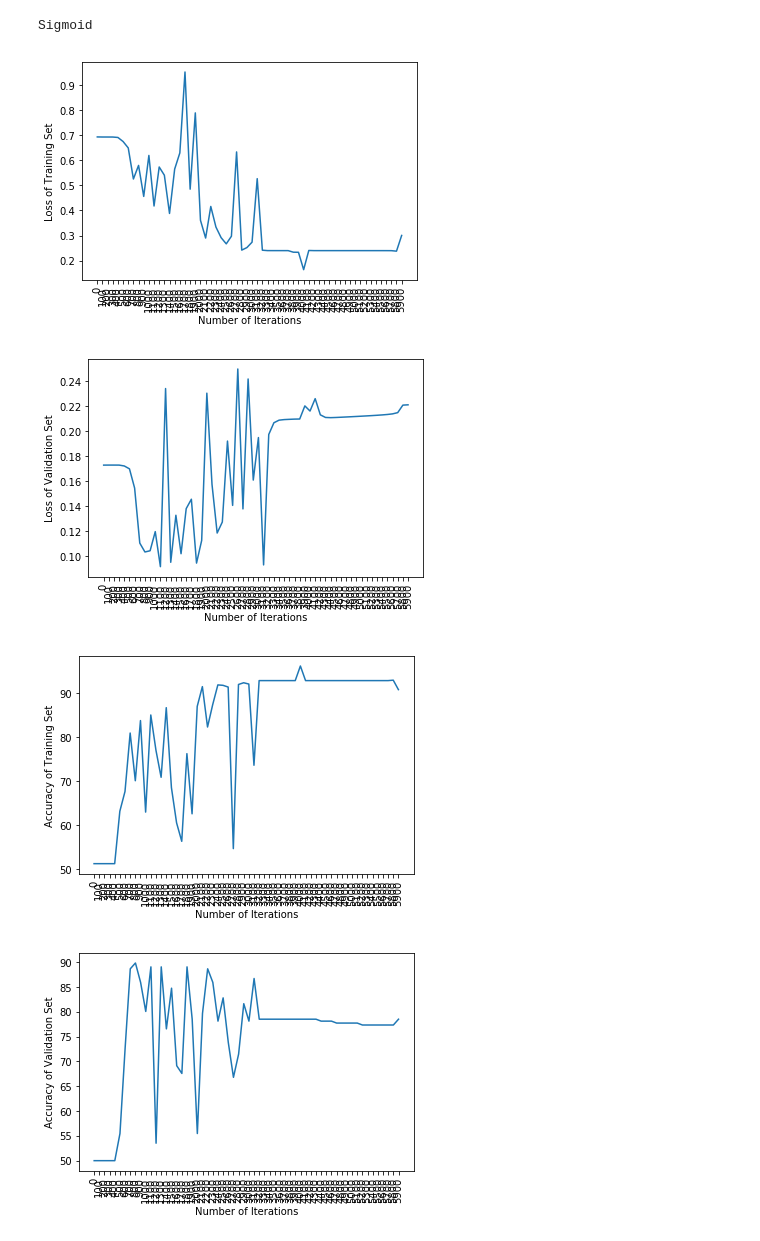
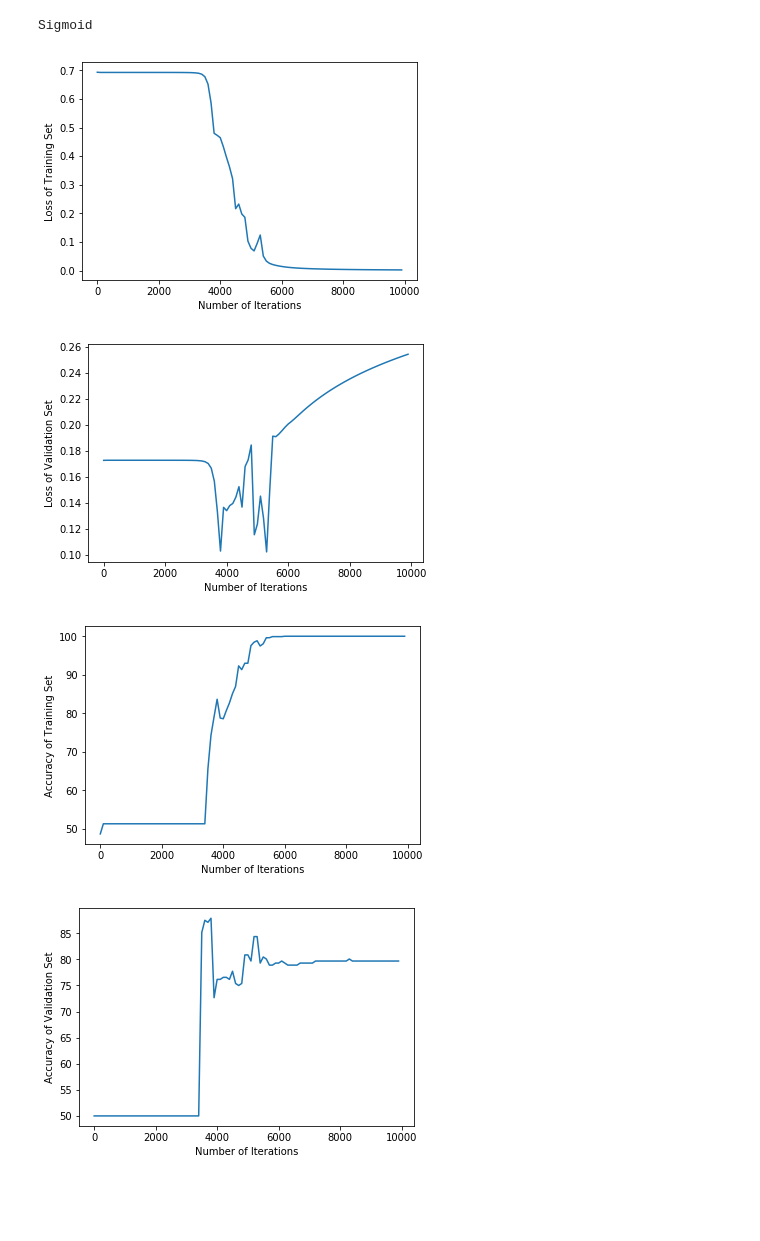
Before and after one commit to ammerss/Machine-Learning-Project-2019-2, a Jupyter notebook: #4.ipynb, the cells around one changed output. Saved outputs shown, nothing was run; the diff lists cells and outputs as text; code cells hidden in the pictures; blank space fills up the shorter version.

```diff
--- a/#4.ipynb
+++ b/#4.ipynb
@@ -283,10 +272,10 @@ def predict(X,A3) :
 
 def print_accuracy(X, Y, A3, train) :
     predictions = predict(X, A3)
-    if train ==1 :
-        print("\tTraining Accuracy: %f" %(round(100 - np.mean(np.abs(predictions - Y)) * 100,6))+'%',end='')
-    else :
-        print("\tValidation Accuracy: %f" %(round(100 - np.mean(np.abs(predictions - Y)) * 100,6))+'%')
+    #if train ==1 :
+    #    print("\tTraining Accuracy: %f" %(round(100 - np.mean(np.abs(predictions - Y)) * 100,6))+'%',end='')
+    #else :
+    #    print("\tValidation Accuracy: %f" %(round(100 - np.mean(np.abs(predictions - Y)) * 100,6))+'%')
 
     return (round(100 - np.mean(np.abs(predictions - Y)) * 100,6))
     #print('Accuracy: %f' %(float((np.dot(Y,predictions.T) + np.dot(1-Y,1-predictions.T)))/float(Y.size)*100)+ '%')
@@ -326,5 +315,5 @@ def nn_sigmoid(X, Y, n_h, num_iterations , X_test, Y_test) :
     return s_index,s_train_cost_list,s_val_cost_list,s_ac_train,s_ac_val
 # %%
 #sigmoid
-learning_rate=0.01
-s_index,s_train_cost_list,s_val_cost_list,s_ac_train,s_ac_val = nn_sigmoid(x_train, y_train ,n_h, 6000 , x_test,y_test)
+learning_rate=0.1
+s_index,s_train_cost_list,s_val_cost_list,s_ac_train,s_ac_val = nn_sigmoid(x_train, y_train ,n_h, 9999 , x_test,y_test)
@@ -349,34 +320,30 @@ s_index,s_train_cost_list,s_val_cost_list,s_ac_train,s_ac_val = nn_sigmoid(x_tra
 # %%
     print("Sigmoid")
     plt.plot(s_index,s_train_cost_list)
-    plt.xticks(s_index,rotation='vertical')
     plt.xlabel("Number of Iterations")
     plt.ylabel("Loss of Training Set")
     plt.show()
 
     plt.plot(s_index,s_val_cost_list)
-    plt.xticks(s_index,rotation='vertical')
     plt.xlabel("Number of Iterations")
     plt.ylabel("Loss of Validation Set")
     plt.show()
 
     plt.plot(s_index,s_ac_train)
-    plt.xticks(s_index,rotation='vertical')
     plt.xlabel("Number of Iterations")
     plt.ylabel("Accuracy of Training Set")
     plt.show()
 
     plt.plot(s_index,s_ac_val)
-    plt.xticks(s_index,rotation='vertical')
     plt.xlabel("Number of Iterations")
     plt.ylabel("Accuracy of Validation Set")
     plt.show()
 # %% [output]
 Sigmoid
-[figure, old version]
+[figure, new version]
-[figure, old version]
+[figure, new version]
-[figure, old version]
+[figure, new version]
-[figure, old version]
+[figure, new version]
 # %%
 headerColor = 'grey'
 rowEvenColor = 'lightgrey'
```
Also changed, not shown: parts of 16 cells of this notebook.
